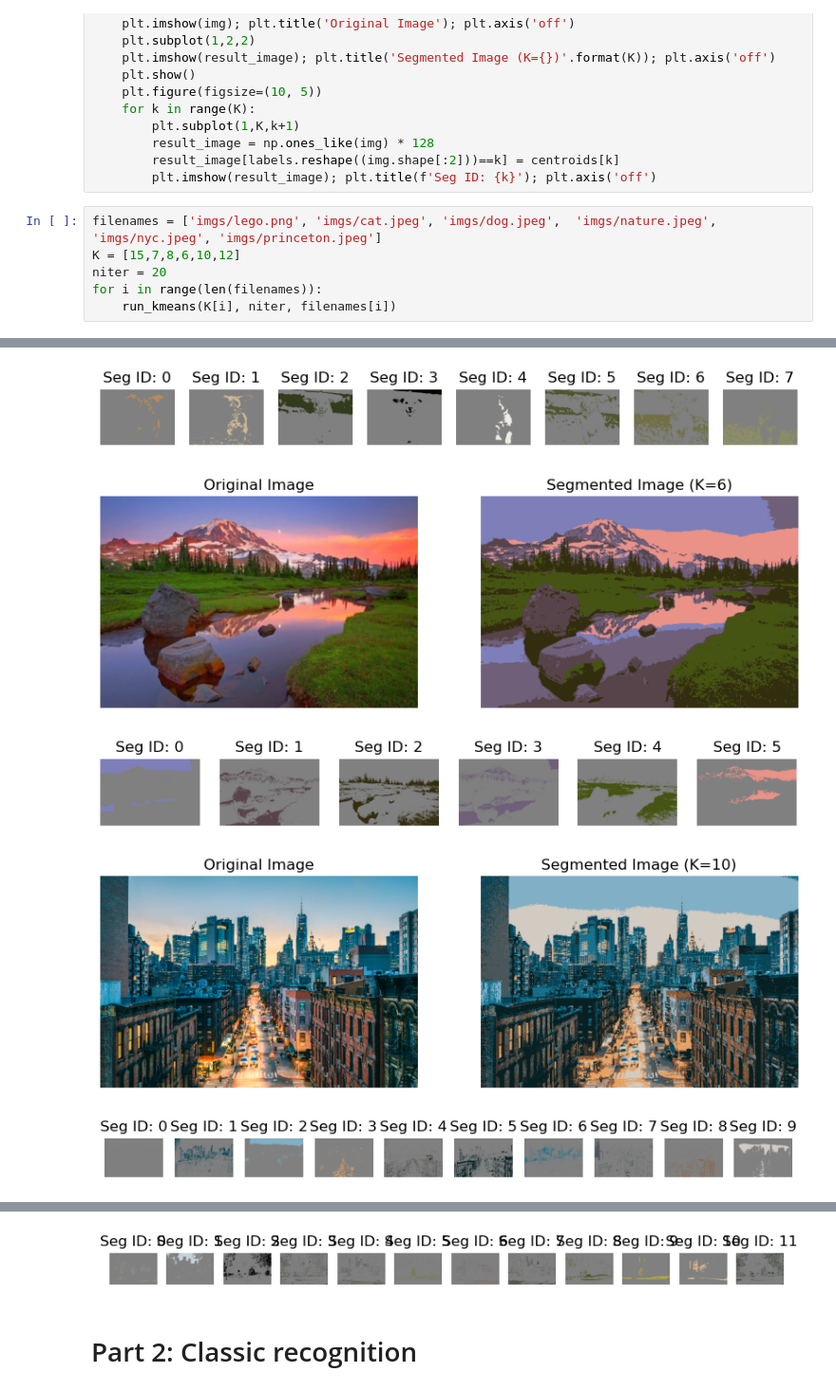
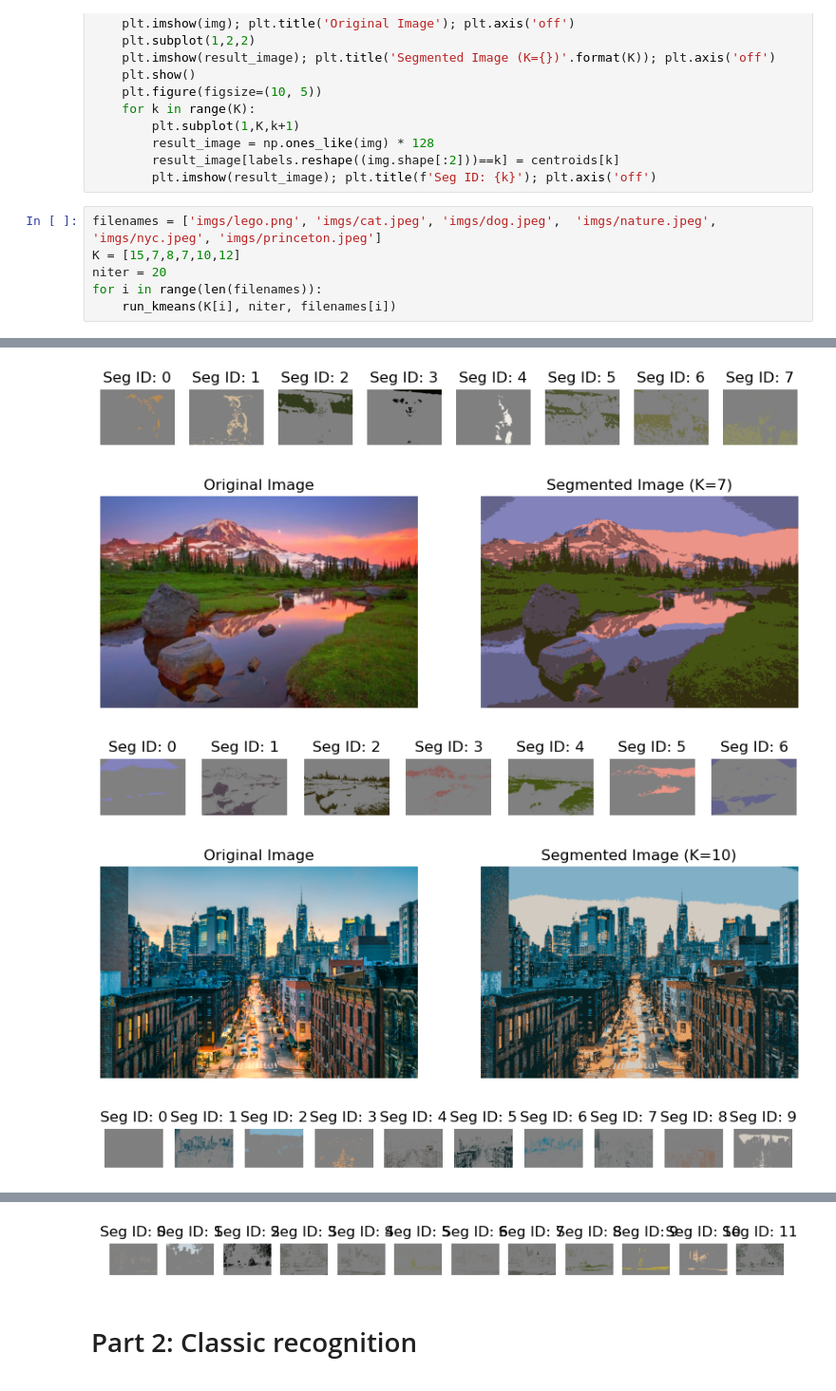
Before and after one commit to ss-cosmos-hue/cos429, a Jupyter notebook: assignment2/assn2_results.ipynb, the cells around one changed output, grey strips where cells are left out. Shown at 95% size. Saved outputs shown, nothing was run; the diff lists cells and outputs as text.

```diff
--- a/assignment2/assn2_results.ipynb
+++ b/assignment2/assn2_results.ipynb
@@ -41,19 +41,19 @@ def run_kmeans(K, niter, filename):
         plt.imshow(result_image); plt.title(f'Seg ID: {k}'); plt.axis('off')
 # %%
 filenames = ['imgs/lego.png', 'imgs/cat.jpeg', 'imgs/dog.jpeg',  'imgs/nature.jpeg', 'imgs/nyc.jpeg', 'imgs/princeton.jpeg']
-K = [15,7,8,6,10,12]
+K = [15,7,8,7,10,12]
 niter = 20
 for i in range(len(filenames)):
     run_kmeans(K[i], niter, filenames[i])
 # %% [output]
 [figure]
 [figure]
 [figure]
 [figure]
 [figure]
 [figure]
-[figure, old version]
+[figure, new version]
-[figure, old version]
+[figure, new version]
 [figure]
 [figure]
 [figure]
```
